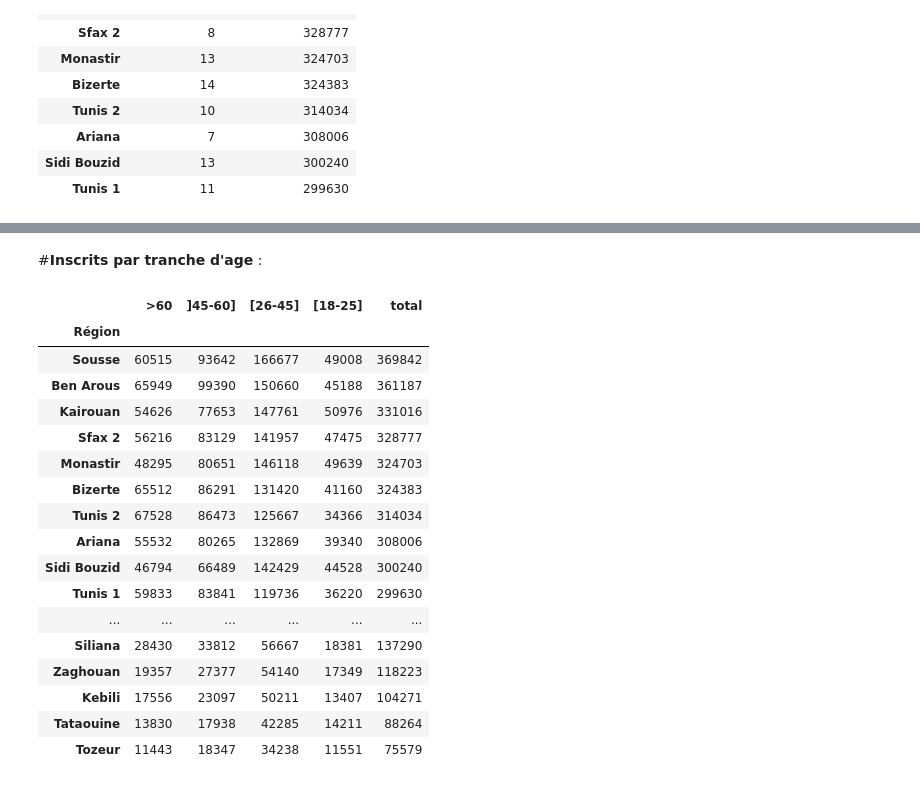
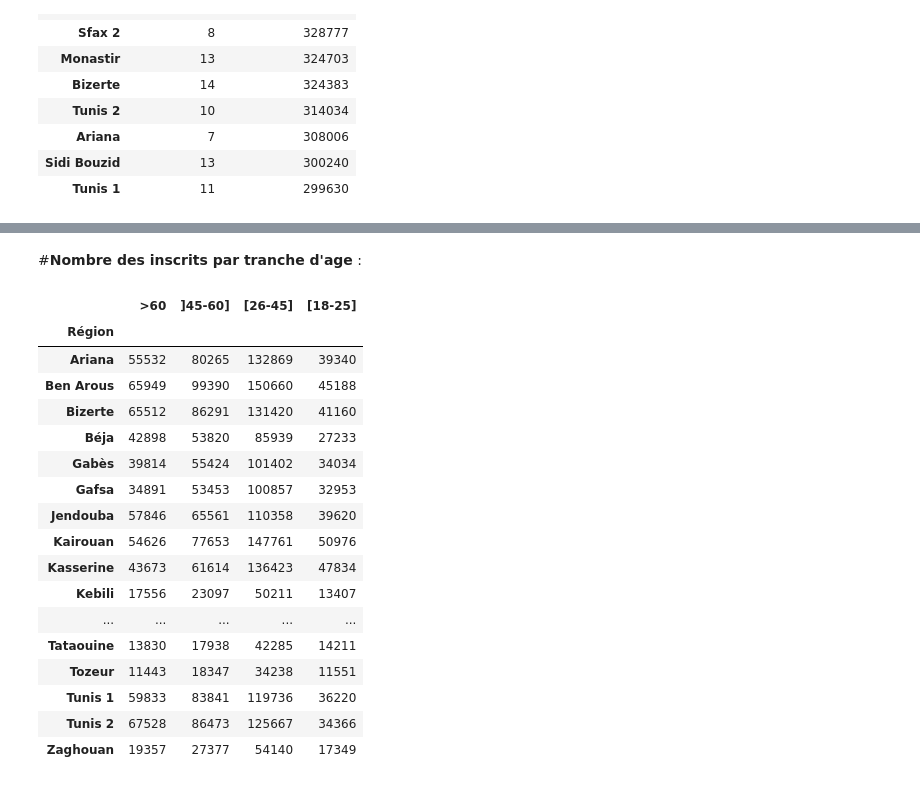
Before and after one commit to SeifAllah-BS/Analyse_Donn-es, a Jupyter notebook: index.ipynb, the cells around one changed output, grey strips where cells are left out. Drawn from its saved outputs; the diff is of its cells as text; code cells hidden in the pictures.

```diff
--- a/index.ipynb
+++ b/index.ipynb
@@ -6,6 +6,6 @@ import numpy as np
 import matplotlib.pyplot as plt
 %matplotlib inline
 # %%
-df_isie=pd.read_excel('elections19.xlsx')
+df_isie=pd.read_excel('DATA/elections19.xlsx')
 # %%
 isie_sorted = df_isie.sort_values(by="Nombre d'inscrits",ascending=False )
@@ -148,28 +105,28 @@ plt.show()
 # %% [markdown]
-#**Inscrits par tranche d'age** :
+#**Nombre des inscrits par tranche d'age** :
 # %%
 pls60=isie_sorted.groupby('Région')['>60F'].sum()+df_isie.groupby('Région')['>60H'].sum()
 bet45_60=isie_sorted.groupby('Région')['45-60F'].sum()+df_isie.groupby('Région')['45-60H'].sum()
 bet26_45=isie_sorted.groupby('Région')['26-45F'].sum()+df_isie.groupby('Région')['26-45H'].sum()
 bet18_25=isie_sorted.groupby('Région')['18-25F'].sum()+df_isie.groupby('Région')['18-25H'].sum()
-df_age = pd.DataFrame({">60": pls60,"]45-60]": bet45_60,"[26-45]": bet26_45,"[18-25]":bet18_25,"total":inscrits_reg})
-df_age.sort_values(by="total",ascending=False )
+df_age = pd.DataFrame({">60": pls60,"]45-60]": bet45_60,"[26-45]": bet26_45,"[18-25]":bet18_25})
+df_age
 # %% [output]
-|  | >60 | ]45-60] | [26-45] | [18-25] | total |
-| Région |  |  |  |  |  |
-| Sousse | 60515 | 93642 | 166677 | 49008 | 369842 |
-| Ben Arous | 65949 | 99390 | 150660 | 45188 | 361187 |
-| Kairouan | 54626 | 77653 | 147761 | 50976 | 331016 |
-| Sfax 2 | 56216 | 83129 | 141957 | 47475 | 328777 |
-| Monastir | 48295 | 80651 | 146118 | 49639 | 324703 |
-| Bizerte | 65512 | 86291 | 131420 | 41160 | 324383 |
-| Tunis 2 | 67528 | 86473 | 125667 | 34366 | 314034 |
-| Ariana | 55532 | 80265 | 132869 | 39340 | 308006 |
-| Sidi Bouzid | 46794 | 66489 | 142429 | 44528 | 300240 |
-| Tunis 1 | 59833 | 83841 | 119736 | 36220 | 299630 |
-| ... | ... | ... | ... | ... | ... |
-| Siliana | 28430 | 33812 | 56667 | 18381 | 137290 |
-| Zaghouan | 19357 | 27377 | 54140 | 17349 | 118223 |
-| Kebili | 17556 | 23097 | 50211 | 13407 | 104271 |
-| Tataouine | 13830 | 17938 | 42285 | 14211 | 88264 |
-| Tozeur | 11443 | 18347 | 34238 | 11551 | 75579 |
+|  | >60 | ]45-60] | [26-45] | [18-25] |
+| Région |  |  |  |  |
+| Ariana | 55532 | 80265 | 132869 | 39340 |
+| Ben Arous | 65949 | 99390 | 150660 | 45188 |
+| Bizerte | 65512 | 86291 | 131420 | 41160 |
+| Béja | 42898 | 53820 | 85939 | 27233 |
+| Gabès | 39814 | 55424 | 101402 | 34034 |
+| Gafsa | 34891 | 53453 | 100857 | 32953 |
+| Jendouba | 57846 | 65561 | 110358 | 39620 |
+| Kairouan | 54626 | 77653 | 147761 | 50976 |
+| Kasserine | 43673 | 61614 | 136423 | 47834 |
+| Kebili | 17556 | 23097 | 50211 | 13407 |
+| ... | ... | ... | ... | ... |
+| Tataouine | 13830 | 17938 | 42285 | 14211 |
+| Tozeur | 11443 | 18347 | 34238 | 11551 |
+| Tunis 1 | 59833 | 83841 | 119736 | 36220 |
+| Tunis 2 | 67528 | 86473 | 125667 | 34366 |
+| Zaghouan | 19357 | 27377 | 54140 | 17349 |
```
Also changed, not shown: parts of 20 cells of this notebook.
